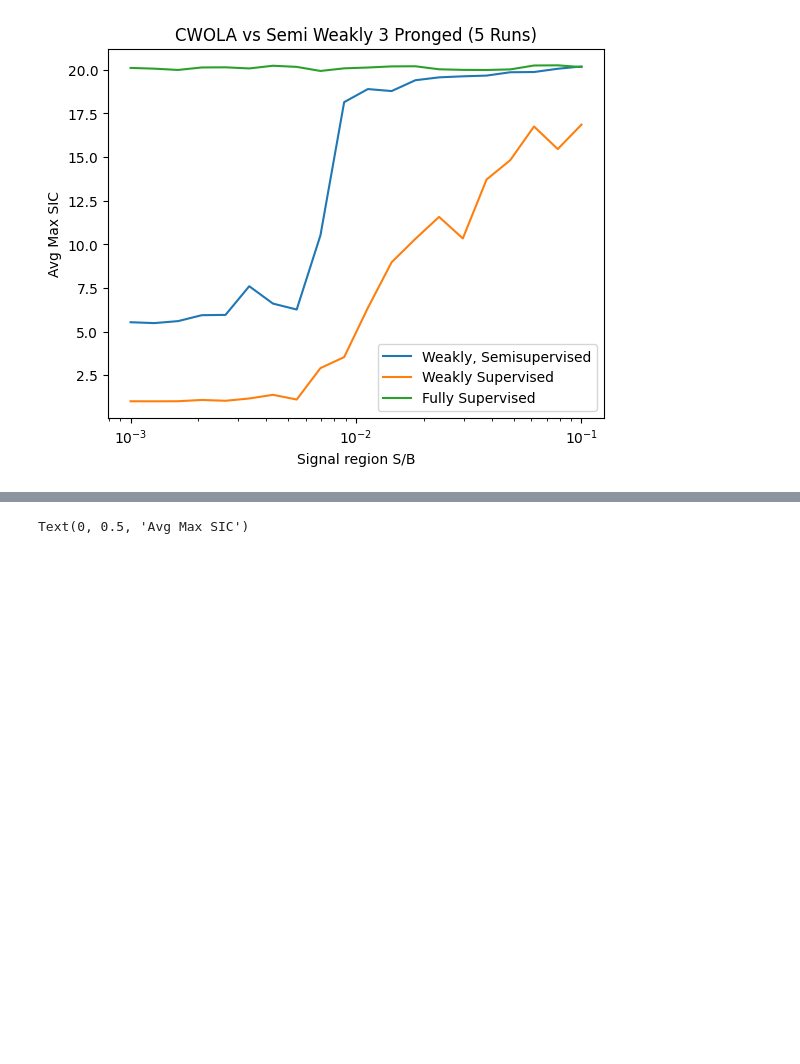
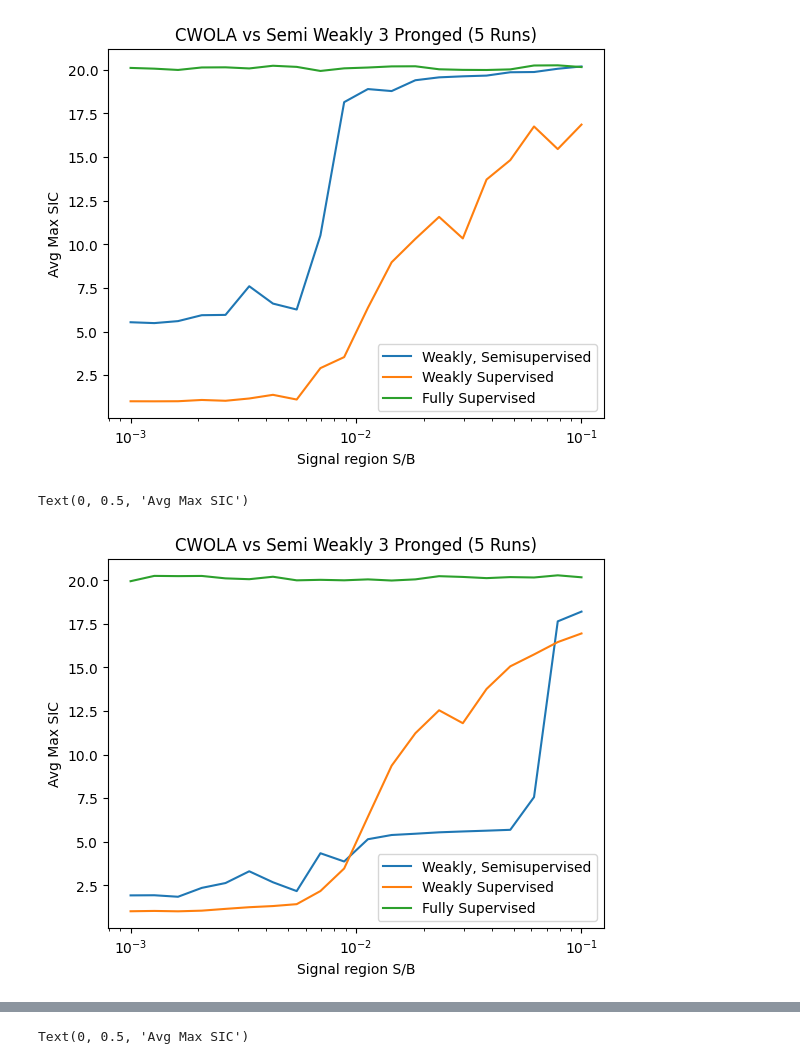
Before and after one commit to GitGup/SemiWeaklySupervised, a Jupyter notebook: SemiWeakly6Features.ipynb, the cells around one changed output, grey strips where cells are left out. Cells and saved outputs as stored; diff of their text form; code cells hidden in the pictures; blank space fills up the shorter version.

Commit message:
3 prong randomized initial weights

```diff
--- a/SemiWeakly6Features.ipynb
+++ b/SemiWeakly6Features.ipynb
@@ -954,8 +954,9 @@ for _ in range(num_runs):
 
     sigspace = np.logspace(-3, -1, 20)
 
-    # w1 = round(random.uniform(0.5, 6.0),3)
-    # w2 = round(random.uniform(0.5, 6.0),3)
+    w1 = round(random.uniform(0.5, 6.0),3)
+    w2 = round(random.uniform(0.5, 6.0),3)
+    initial_weights_list_runs.append((w1, w2))
 
     #print(w1, w2)
     for sigfrac in sigspace:
@@ -970,7 +971,7 @@ for _ in range(num_runs):
         #sigfrac = 0.1
         print(sigfrac, w1, w2)
 
-        w1, w2 = 3.241, 3.649
+        #w1, w2 = 3.241, 3.649
 
         initial_weights_list_runs.append((w1, w2))
 
@@ -1003,7 +1004,7 @@ for _ in range(num_runs):
         model_all2.compile(loss='binary_crossentropy', optimizer=tf.keras.optimizers.Adam(learning_rate = 0.01))
 
         m1 = 3
-        m2 = 3
+        m2 = 4.5
 
         test_background = int(1/2 * len(x[0,0, decay]))
         train_reference = int(1/4 *len(x[0,0, decay]))
@@ -1112,3 +1113,19 @@ plt.ylabel("Avg Max SIC")
 # %% [output]
 Text(0, 0.5, 'Avg Max SIC')
 [figure]
+# %%
+avgmsic1 = np.median(msic1_runs, axis = 0)
+avgmsic2 = np.median(msic2_runs, axis = 0)
+avgmsic3 = np.median(msic3_runs, axis = 0)
+
+plt.plot(sig_list,avgmsic1,label="Weakly, Semisupervised")
+plt.plot(sig_list,avgmsic2,label="Weakly Supervised")
+plt.plot(sig_list,avgmsic3,label="Fully Supervised")
+plt.title(f"CWOLA vs Semi Weakly 3 Pronged ({num_runs} Runs)")
+plt.legend()
+plt.xscale("log")
+plt.xlabel("Signal region S/B")
+plt.ylabel("Avg Max SIC")
+# %% [output]
+Text(0, 0.5, 'Avg Max SIC')
+[figure, added]
```
Also changed, not shown: parts of 5 cells of this notebook.
